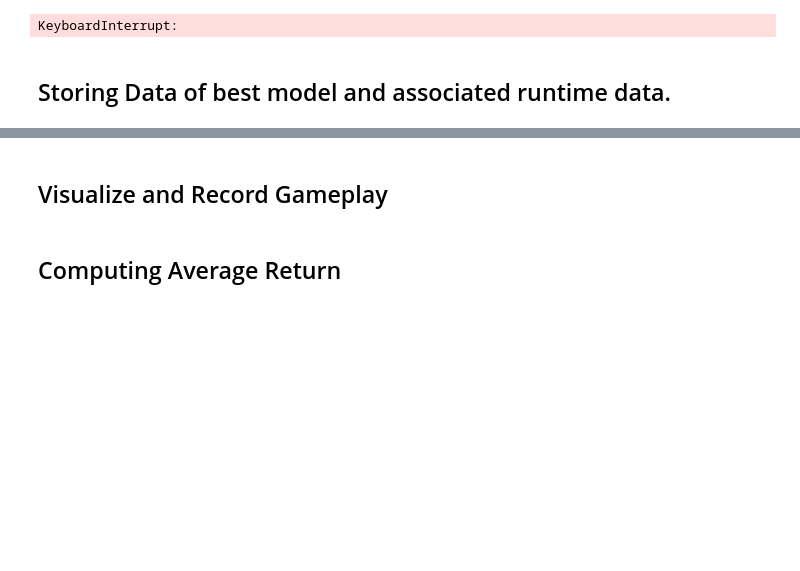
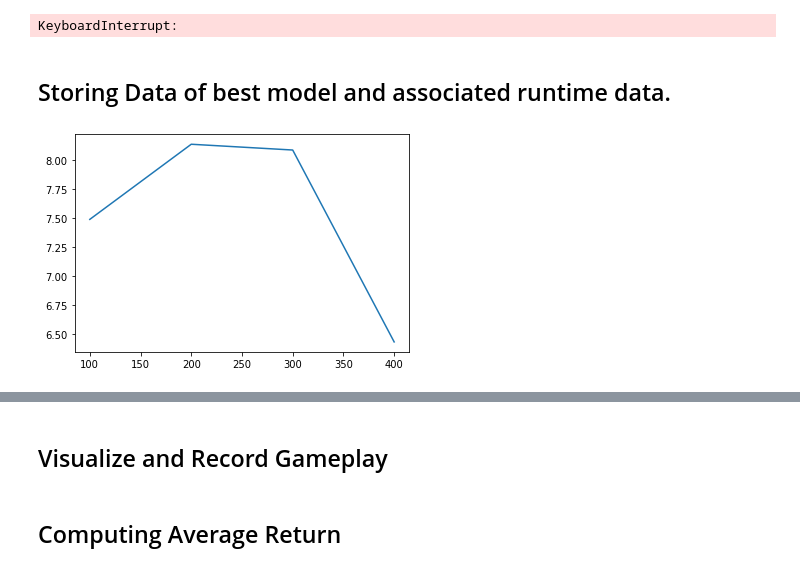
Before and after one commit to keygenx/Fast-Snake, a Jupyter notebook: DQN Implementation.ipynb, the cells around one changed output, grey strips where cells are left out. Saved outputs shown, nothing was run; the diff lists cells and outputs as text; code cells hidden in the pictures; blank space fills up the shorter version.

```diff
--- a/DQN Implementation.ipynb
+++ b/DQN Implementation.ipynb
@@ -145,7 +146,6 @@ class DQNAgent():
         self.discount_factor = torch.Tensor([discount]).to(DEFAULT_DEVICE) # set discount factor
         self.MSELoss_function = torch.nn.MSELoss()
         self.replay_buffer = ReplayBuffer(buffer_size) #set size of replay buffer.
-        self.old_buffer = ReplayBuffer(300)
 
         self.lr = lr
         self.target_update_interval = 500 #set for target update interval for hard target network updates
@@ -162,9 +162,10 @@ class DQNAgent():
         self.replay_buffer.add_to_buffer(data)
 
     def load(self, path):
-        self.qnet = torch.load(path)
-        self.qnet_target = torch.load(path)
+        self.qnet = torch.load(path, map_location = DEFAULT_DEVICE)
+        self.qnet_target = torch.load(path, map_location = DEFAULT_DEVICE)
         self.qnet_optim = torch.optim.Adam(self.qnet.parameters(), lr=self.lr)
+
     #computing diagonal of fisher matrix
     def compute_fisher_diagonal(self, data):
         print("Computing Fisher diagonal...")
@@ -214,7 +215,7 @@ class DQNAgent():
         for net_params, target_net_params in zip(network.parameters(), target_network.parameters()):
             target_net_params.data.copy_(net_params.data*self.tau + (1-self.tau)*target_net_params)
 
-    def epsilon_greedy_action(self, state, epsilon):
+    def epsilon_greedy_action(self, env, state, epsilon):
         if np.random.uniform(0, 1) < epsilon:
                 return env.random_action()  # choose random action
         else:
@@ -293,6 +294,7 @@ class DDQNAgent_smooth(DQNAgent):
 #################Double DQN Agent smooth##################################
 
 #################Double DQN Agent########################################
+#Code discontinued. Will not be updated.
 #Based on https://arxiv.org/abs/1509.06461v1
 class DDQNAgent(DQNAgent):
     def __init__(self, NN: object, NN_args: tuple = (),
@@ -630,0 +604,43 @@ print(agent.qnet)
+# %%
+#Visualizing reward
+plt.plot(step_list, fc_list)
+plt.show()
+
+#file name without extension
+file_name = "test"
+
+parameters = {"environment": environment,
+              "env_size": env_size,
+              "num_envs": num_envs,
+              "discount": discount,
+              "tau": tau,
+              "lr": lr,
+              "update_rate": update_rate,
+              "batch_size": batch_size,
+              "device": DEFAULT_DEVICE
+             }
+heading = ["step", "mean", "median", "min", "max", "std", "raw data"]
+
+#create folder if it doesn't exist
+if not os.path.exists('data'):
+    os.makedirs('data')
+
+with open(F"data/{file_name}.csv", 'xt') as file:
+    writer = csv.writer(file, lineterminator="\n")
+    writer.writerow(["parameters:"])
+    writer.writerow(parameters.keys())
+    writer.writerow(parameters.values())
+    writer.writerow(["DATA:"])
+    writer.writerow(heading)
+    for item in data_list:
+        writer.writerow(item[0:-1]+tuple(item[-1]))
+
+
+#file name without extension
+
+#Store data about the best model as a pickle file
+model = torch.load("current_best.h5")
+model = model.to('cpu')
+torch.save(model, F"data/{file_name}.h5")
+# %% [output]
+[figure, added]
```
Also changed, not shown: parts of 13 cells of this notebook, 1 other file.
